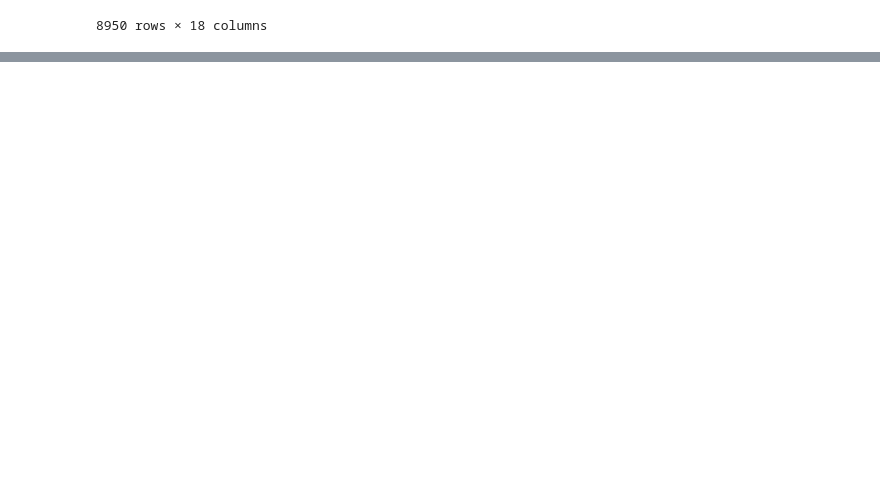
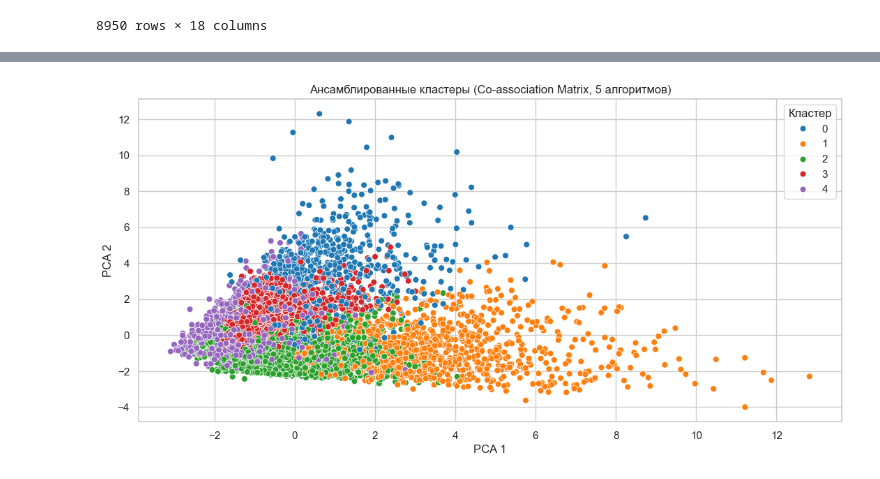
Before and after one commit to mr-Dmitri/FinalProject, a Jupyter notebook: FinalProject.ipynb, the cells around one changed output, grey strips where cells are left out. Saved outputs shown, nothing was run; the diff lists cells and outputs as text; code cells hidden in the pictures; blank space fills up the shorter version.

```diff
--- a/FinalProject.ipynb
+++ b/FinalProject.ipynb
@@ -168,0 +378,34 @@ LGBMClassifier(boosting_type='gbdt', class_weight=None, colsample_bytree=1.0,
+# %%
+labels_all = np.vstack(labels_list)
+n_models, n_samples = labels_all.shape
+# %%
+# Построение Co-association matrix
+coassoc_matrix = np.zeros((n_samples, n_samples))
+
+for labels in labels_all:
+    for i in range(n_samples):
+        for j in range(n_samples):
+            if labels[i] == labels[j] and labels[i] != -1:
+                coassoc_matrix[i, j] += 1
+# %%
+coassoc_matrix /= n_models  # нормализация
+# %%
+# Кластеризация по матрице со-ассоциаций — это метод, который используется для группировки объектов на основе их взаимосвязей. Этот подход применяется в задачах, связанных с анализом данных, таких как рекомендательные системы, где важно учитывать связи между элементами.
+
+distance_matrix = 1 - coassoc_matrix
+agglo_final = AgglomerativeClustering(n_clusters=5,  linkage='average')
+ensemble_labels = agglo_final.fit_predict(distance_matrix)
+# %%
+# Визуализация ансамблирвания
+pca = PCA(n_components=2)
+df_pca = pca.fit_transform(df)
+
+plt.figure(figsize=(13, 6))
+sns.scatterplot(x=df_pca[:, 0], y=df_pca[:, 1], hue=ensemble_labels, palette='tab10', s=40)
+plt.title("Ансамблированные кластеры (Co-association Matrix, 5 алгоритмов)")
+plt.xlabel("PCA 1")
+plt.ylabel("PCA 2")
+plt.legend(title="Кластер")
+plt.show()
+# %% [output]
+[figure, added]
```
Also changed, not shown: parts of 31 cells of this notebook, 1 other file.
